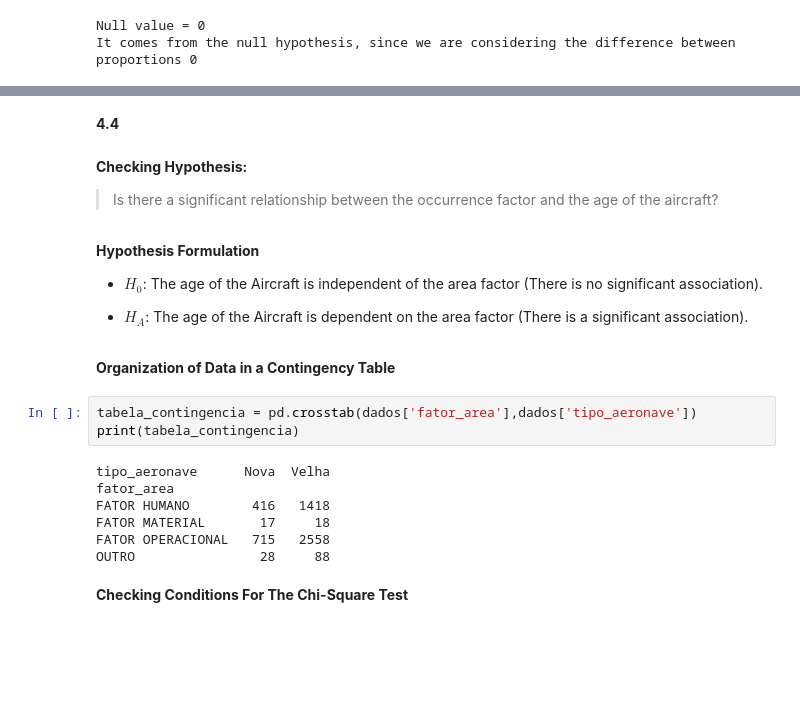
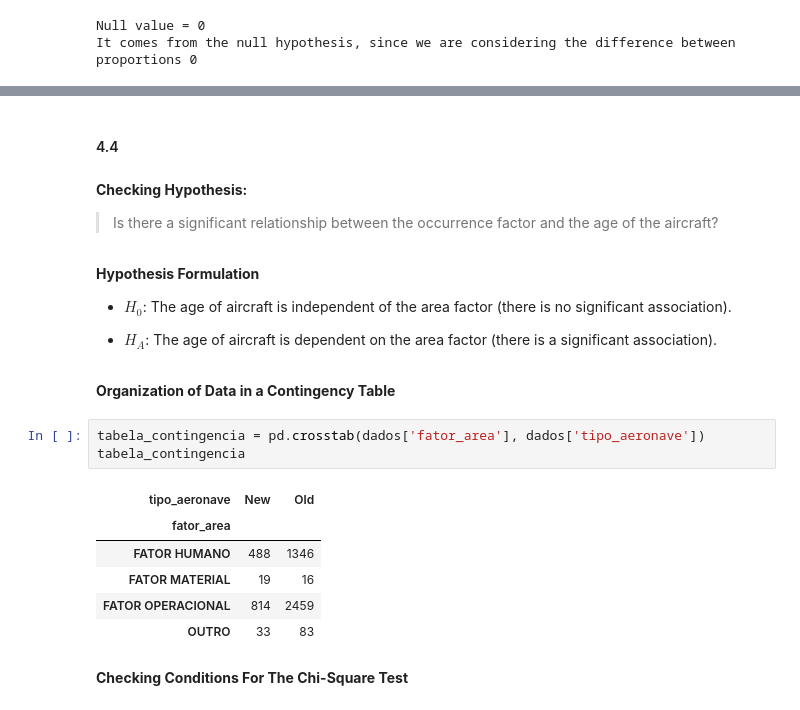
Before and after one commit to igor-diniz/MECD-Statistics, a Jupyter notebook: statistics_2_checkpoint.ipynb, the cells around one changed output, grey strips where cells are left out. Cells and saved outputs as stored; diff of their text form; blank space fills up the shorter version.

```diff
--- a/statistics_2_checkpoint.ipynb
+++ b/statistics_2_checkpoint.ipynb
@@ -1006,26 +1023,26 @@ For a p-value = 1.246172430748684e-09 and alpha = 0.05 we REJECT the null hypoth
 # %% [markdown]
-**4.4**
+#### 4.4
 # %% [markdown]
 **Checking Hypothesis:**
 
 > Is there a significant relationship between the occurrence factor and the age of the aircraft?
 # %% [markdown]
 **Hypothesis Formulation**
-*   $H_0$:  The age of the Aircraft is independent of the area factor (There is no significant association).
+*   $H_0$: The age of aircraft is independent of the area factor (there is no significant association).
 
-*   $H_A$:  The age of the Aircraft is dependent on the area factor (There is a significant association).
+*   $H_A$: The age of aircraft is dependent on the area factor (there is a significant association).
 # %% [markdown]
 **Organization of Data in a Contingency Table**
 # %%
-tabela_contingencia = pd.crosstab(dados['fator_area'],dados['tipo_aeronave'])
-print(tabela_contingencia)
+tabela_contingencia = pd.crosstab(dados['fator_area'], dados['tipo_aeronave'])
+tabela_contingencia
 # %% [output]
-tipo_aeronave      Nova  Velha
-fator_area
-FATOR HUMANO        416   1418
-FATOR MATERIAL       17     18
-FATOR OPERACIONAL   715   2558
-OUTRO                28     88
+| tipo_aeronave | New | Old |
+| fator_area |  |  |
+| FATOR HUMANO | 488 | 1346 |
+| FATOR MATERIAL | 19 | 16 |
+| FATOR OPERACIONAL | 814 | 2459 |
+| OUTRO | 33 | 83 |
 # %% [markdown]
 **Checking Conditions For The Chi-Square Test**
 # %% [markdown]
```
Also changed, not shown: parts of 29 cells of this notebook.
